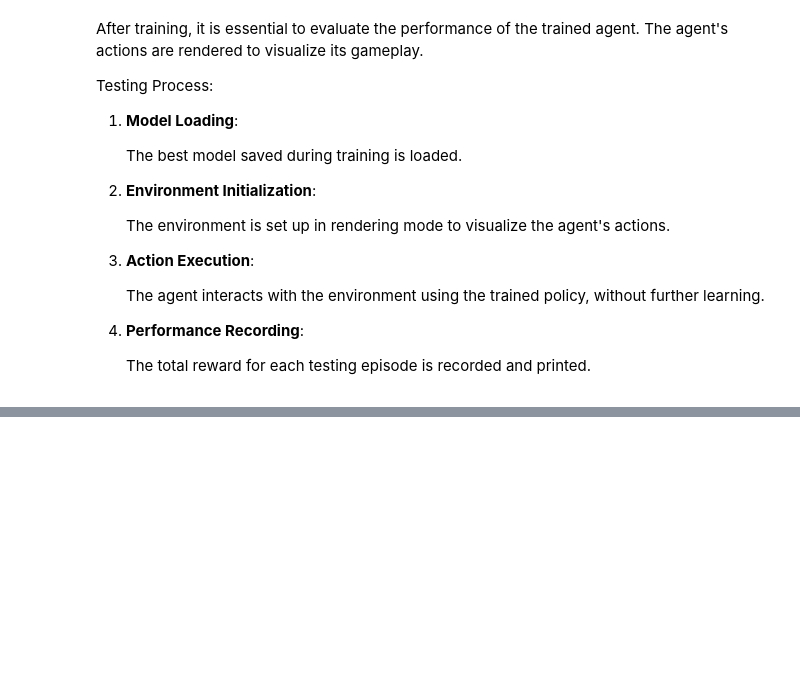
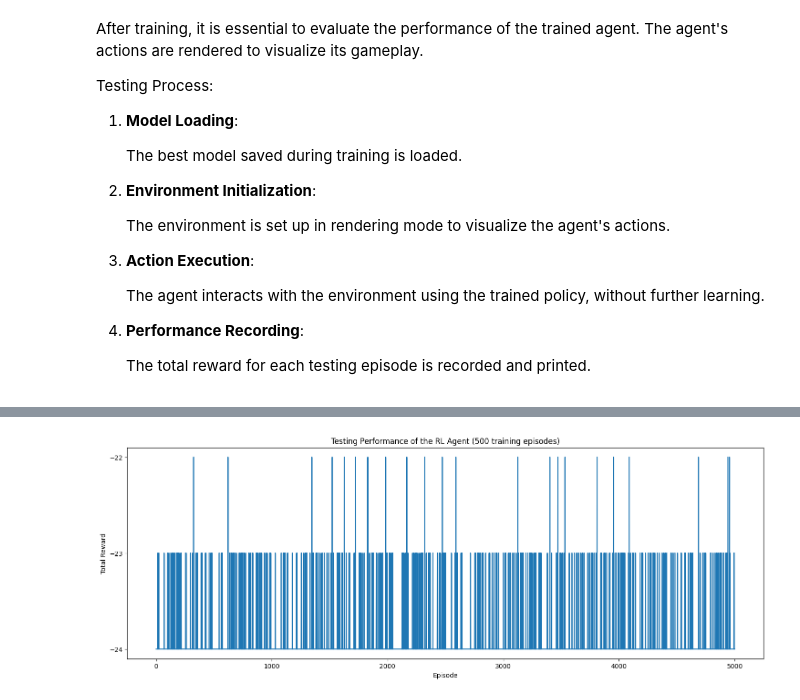
Before and after one commit to Dom17Pham/RL-tennis, a Jupyter notebook: RL-tennis-nb.ipynb, the cells around one changed output, grey strips where cells are left out. Cells and saved outputs as stored; diff of their text form; code cells hidden in the pictures; blank space fills up the shorter version.

Commit message:
Updated nb to include testing performance for 500 ep training model.

```diff
--- a/RL-tennis-nb.ipynb
+++ b/RL-tennis-nb.ipynb
@@ -53,8 +57,8 @@ hyperparameters = {
     "exploration_factor_min":0.1,   # Minimum Exploration Factor
     "exploration_decay":0.995,      # Exploration Decay
     "discount_factor": 0.99,        # Discount Factor
-    "training_episodes": 10,        # Number of training episodes
-    "testing_episodes": 1,          # Number of testing episdoes
+    "training_episodes": 500,       # Number of training episodes
+    "testing_episodes": 5000,       # Number of testing episdoes
     "max_steps": 100,               # Maximum steps per episode
     "replay_buffer_size": 10000,    # Capacity of the replay buffer
     "batch_size": 32,               # Size of batch to start sampling from
@@ -171,11 +175,14 @@ class PrioritizedReplayBuffer:
         if np.any(np.isnan(scaled_priorities)):
             scaled_priorities = np.nan_to_num(scaled_priorities, nan=0.0, posinf=0.0, neginf=0.0)
 
-        sample_probs = scaled_priorities / sum(scaled_priorities)
+        total_priority = sum(scaled_priorities)
 
-        # Avoid NaN values in sample_probs
-        if np.any(np.isnan(sample_probs)):
-            sample_probs = np.nan_to_num(sample_probs, nan=1.0/len(sample_probs))
+        # Check if total_priority is zero or very close to zero
+        if total_priority == 0 or np.isclose(total_priority, 0.0):
+            # Handle the edge case where all priorities might be zero
+            sample_probs = np.ones_like(scaled_priorities) / len(scaled_priorities)
+        else:
+            sample_probs = scaled_priorities / total_priority
 
         indices = np.random.choice(len(self.buffer), batch_size, p=sample_probs)
         samples = [self.buffer[idx] for idx in indices]
@@ -284,8 +294,11 @@ Training Process:
 performance_record = []  # List to store performance of each episode
 best_average_reward = -np.inf
 average_reward = 0
-best_model_filename = None
 start_time = time.time()
+
+model_dir = "models"
+if not os.path.exists(model_dir):
+    os.makedirs(model_dir)
 
 for episode in range(hyperparameters["training_episodes"]):
 
@@ -313,14 +326,14 @@ for episode in range(hyperparameters["training_episodes"]):
 
     # Save the model weights every save_interval episodes
     if (episode + 1) % hyperparameters["save_interval"] == 0:
-        model_filename = f"model_episode_{episode + 1}.keras"
+        model_filename = os.path.join(model_dir, f"model_episode_{episode + 1}.keras")
         model.save(model_filename)
 
     # Track the best performing model
     average_reward = np.mean(performance_record[-100:])
     if average_reward > best_average_reward:
         best_average_reward = average_reward
-        model.save("models/best_model.keras")
+        model.save(os.path.join(model_dir, "best_model.keras"))
 
     print(f"--- Episode {episode + 1} finished ---")
 
@@ -374,13 +371,15 @@ Testing Process:
 # %%
 # Load the saved model
-saved_model_path = "models/best_model.keras"
+saved_model_path = "models/agent_model_episode_500.keras"
 loaded_model = load_model(saved_model_path)
 
 # Create a new agent with the loaded model
 testing_agent = build_agent(loaded_model,actions,hyperparameters)
 
-env = gym.make('ALE/Tennis-v5',full_action_space=True, render_mode="human")
+env = gym.make('ALE/Tennis-v5',full_action_space=True)
 env.reset()
+
+test_performance_record = []
 
 # Testing loop
 for episode in range(hyperparameters["testing_episodes"]):
@@ -390,7 +389,7 @@ for episode in range(hyperparameters["testing_episodes"]):
     total_reward = 0
     done = False
     while not done:
-        env.render()
+        #env.render()
         action = testing_agent.act(state)
         observations = env.step(action)
         next_state = observations[0]
@@ -399,6 +398,7 @@ for episode in range(hyperparameters["testing_episodes"]):
         next_state = np.expand_dims(next_state, axis=0)  # Add batch dimension
         state = next_state
         total_reward += reward
+    test_performance_record.append(total_reward)
     print(f"Episode: {episode + 1}, Total Reward: {total_reward}")
 
 env.close()
@@ -406,0 +423,11 @@ Episode: 1, Total Reward: -24.0
+# %%
+plt.figure(figsize=(18, 6))
+plt.plot(range(1, hyperparameters["testing_episodes"] + 1), test_performance_record)
+plt.xlabel('Episode')
+plt.xticks(range(0, hyperparameters["testing_episodes"] + 1, 1000))
+plt.ylabel('Total Reward')
+plt.yticks(range(int(min(test_performance_record)), int(max(test_performance_record)) + 1, 1))
+plt.title('Testing Performance of the RL Agent (500 training episodes)')
+plt.show()
+# %% [output]
+[figure, added]
```
Also changed, not shown: parts of 10 cells of this notebook.
